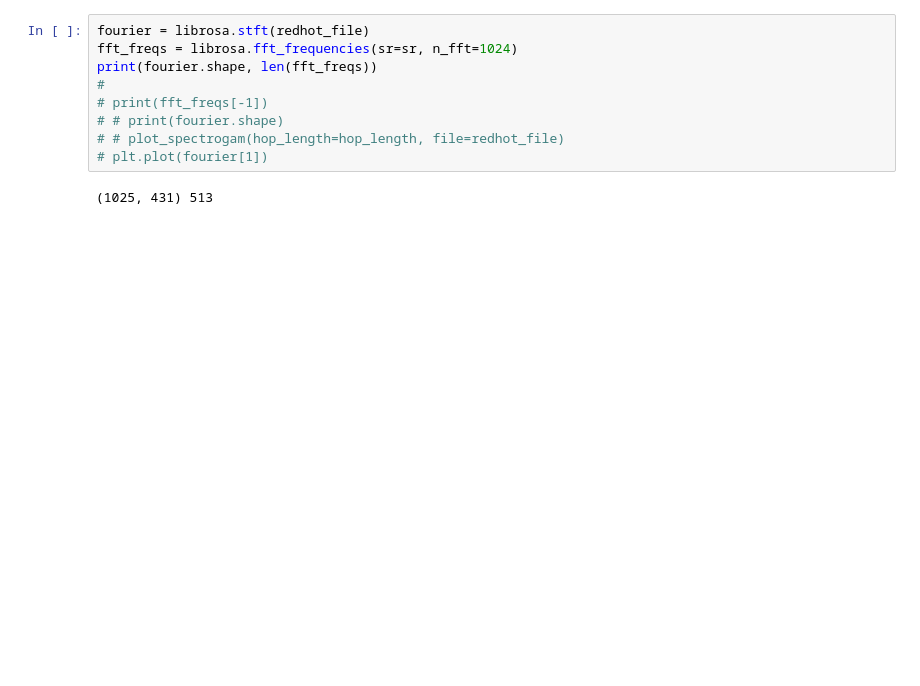
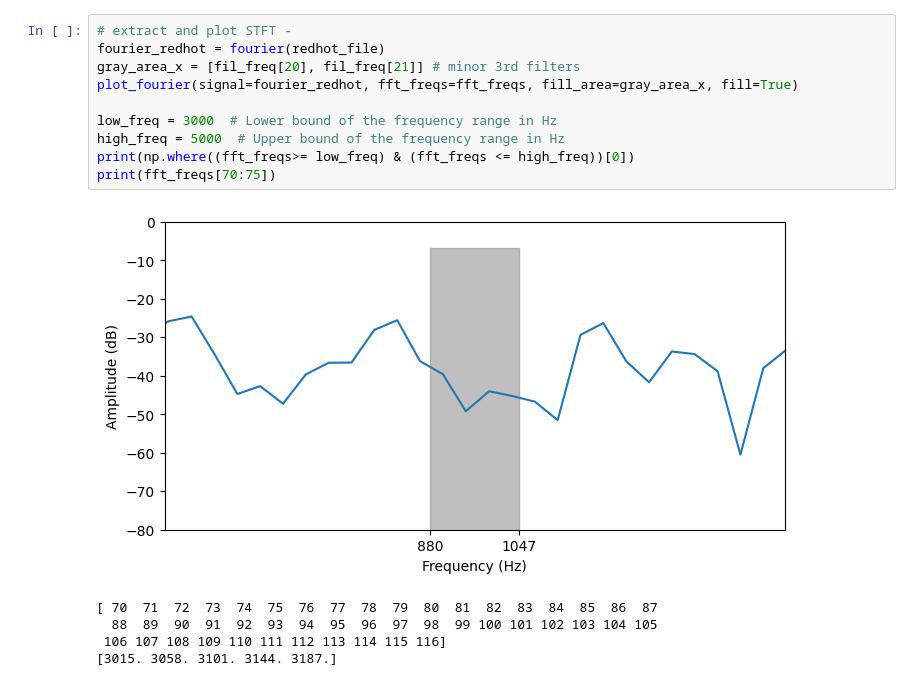
Before and after one commit to crismartinezco/AudioDataAugmentation, a Jupyter notebook: Script in jupyter.ipynb, the cells around one changed output. Saved outputs shown, nothing was run; the diff lists cells and outputs as text; blank space fills up the shorter version.

```diff
--- a/Script in jupyter.ipynb
+++ b/Script in jupyter.ipynb
@@ -105,12 +171,17 @@ fil_freq = np.round([f0*(pow((2**((1.0/1200))),i)) for i in cents])
 # %%
-fourier = librosa.stft(redhot_file)
-fft_freqs = librosa.fft_frequencies(sr=sr, n_fft=1024)
-print(fourier.shape, len(fft_freqs))
-#
-# print(fft_freqs[-1])
-# # print(fourier.shape)
-# # plot_spectrogam(hop_length=hop_length, file=redhot_file)
-# plt.plot(fourier[1])
+# extract and plot STFT -
+fourier_redhot = fourier(redhot_file)
+gray_area_x = [fil_freq[20], fil_freq[21]] # minor 3rd filters
+plot_fourier(signal=fourier_redhot, fft_freqs=fft_freqs, fill_area=gray_area_x, fill=True)
+
+low_freq = 3000  # Lower bound of the frequency range in Hz
+high_freq = 5000  # Upper bound of the frequency range in Hz
+print(np.where((fft_freqs>= low_freq) & (fft_freqs <= high_freq))[0])
+print(fft_freqs[70:75])
 # %% [output]
+[figure, added]
-(1025, 431) 513
+[ 70  71  72  73  74  75  76  77  78  79  80  81  82  83  84  85  86  87
+  88  89  90  91  92  93  94  95  96  97  98  99 100 101 102 103 104 105
+ 106 107 108 109 110 111 112 113 114 115 116]
+[3015. 3058. 3101. 3144. 3187.]
 # %%
```
Also changed, not shown: parts of 10 cells of this notebook.
